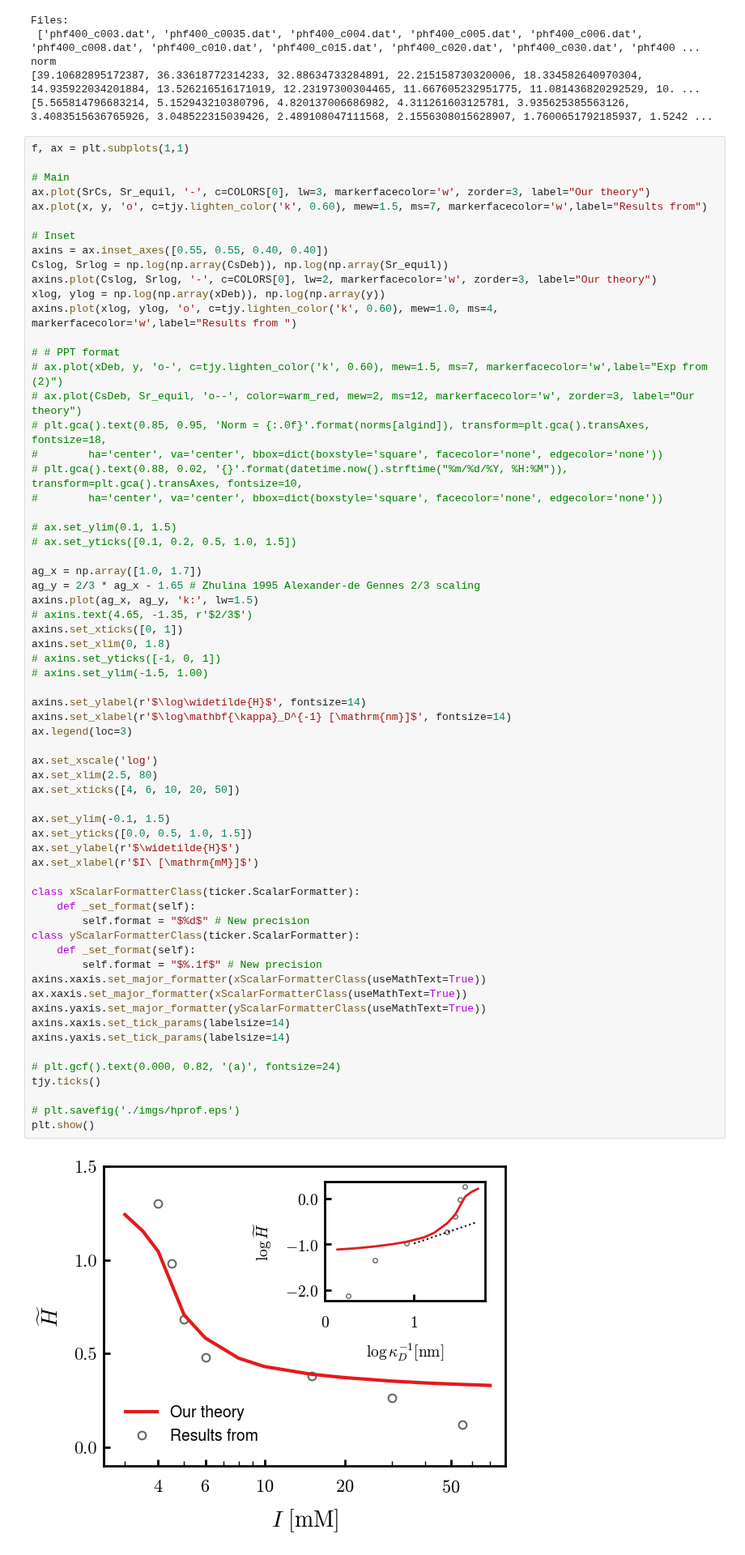
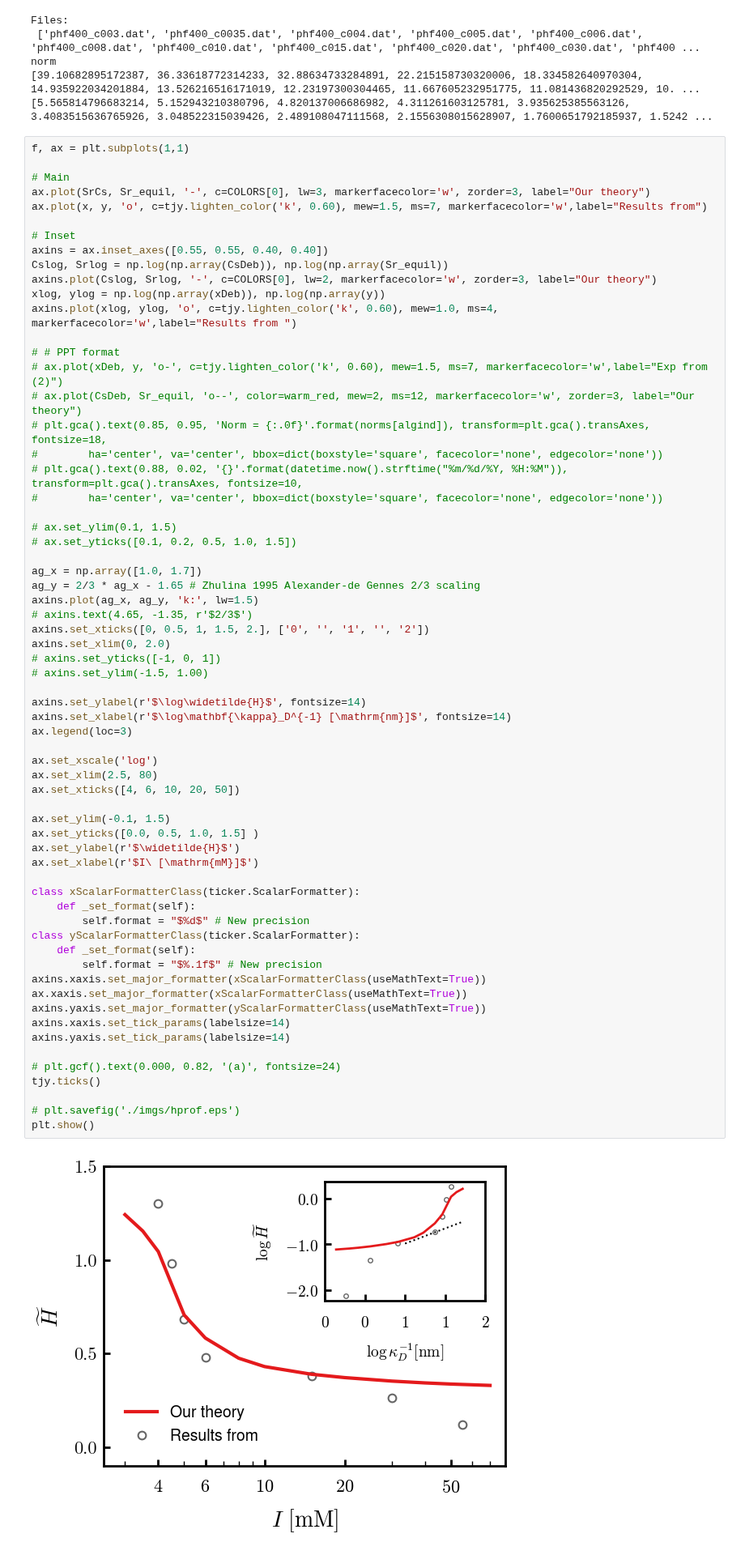
Before and after one commit to tyokokur/utilities, a Jupyter notebook: python/nfh_vis.ipynb, the cells around one changed output. Shown at 81% size. Cells and saved outputs as stored; diff of their text form.

```diff
--- a/python/nfh_vis.ipynb
+++ b/python/nfh_vis.ipynb
@@ -102,43 +102,43 @@ ag_x = np.array([1.0, 1.7])
 ag_y = 2/3 * ag_x - 1.65 # Zhulina 1995 Alexander-de Gennes 2/3 scaling
 axins.plot(ag_x, ag_y, 'k:', lw=1.5)
 # axins.text(4.65, -1.35, r'$2/3$')
-axins.set_xticks([0, 1])
-axins.set_xlim(0, 1.8)
+axins.set_xticks([0, 0.5, 1, 1.5, 2.], ['0', '', '1', '', '2'])
+axins.set_xlim(0, 2.0)
 # axins.set_yticks([-1, 0, 1])
 # axins.set_ylim(-1.5, 1.00)
 
 axins.set_ylabel(r'$\log\widetilde{H}$', fontsize=14)
 axins.set_xlabel(r'$\log\mathbf{\kappa}_D^{-1} [\mathrm{nm}]$', fontsize=14)
 ax.legend(loc=3)
 
 ax.set_xscale('log')
 ax.set_xlim(2.5, 80)
 ax.set_xticks([4, 6, 10, 20, 50])
 
 ax.set_ylim(-0.1, 1.5)
-ax.set_yticks([0.0, 0.5, 1.0, 1.5])
+ax.set_yticks([0.0, 0.5, 1.0, 1.5] )
 ax.set_ylabel(r'$\widetilde{H}$')
 ax.set_xlabel(r'$I\ [\mathrm{mM}]$')
 
 class xScalarFormatterClass(ticker.ScalarFormatter):
     def _set_format(self):
         self.format = "$%d$" # New precision
 class yScalarFormatterClass(ticker.ScalarFormatter):
     def _set_format(self):
         self.format = "$%.1f$" # New precision
 axins.xaxis.set_major_formatter(xScalarFormatterClass(useMathText=True))
 ax.xaxis.set_major_formatter(xScalarFormatterClass(useMathText=True))
 axins.yaxis.set_major_formatter(yScalarFormatterClass(useMathText=True))
 axins.xaxis.set_tick_params(labelsize=14)
 axins.yaxis.set_tick_params(labelsize=14)
 
 # plt.gcf().text(0.000, 0.82, '(a)', fontsize=24)
 tjy.ticks()
 
 # plt.savefig('./imgs/hprof.eps')
 plt.show()
 # %% [output]
-[figure, old version]
+[figure, new version]
 # %%
 # labs = ['003', '0035', '004', '005', '006', '008', '010', '020', '050']
 labs = ['004', '006', '050']
```
